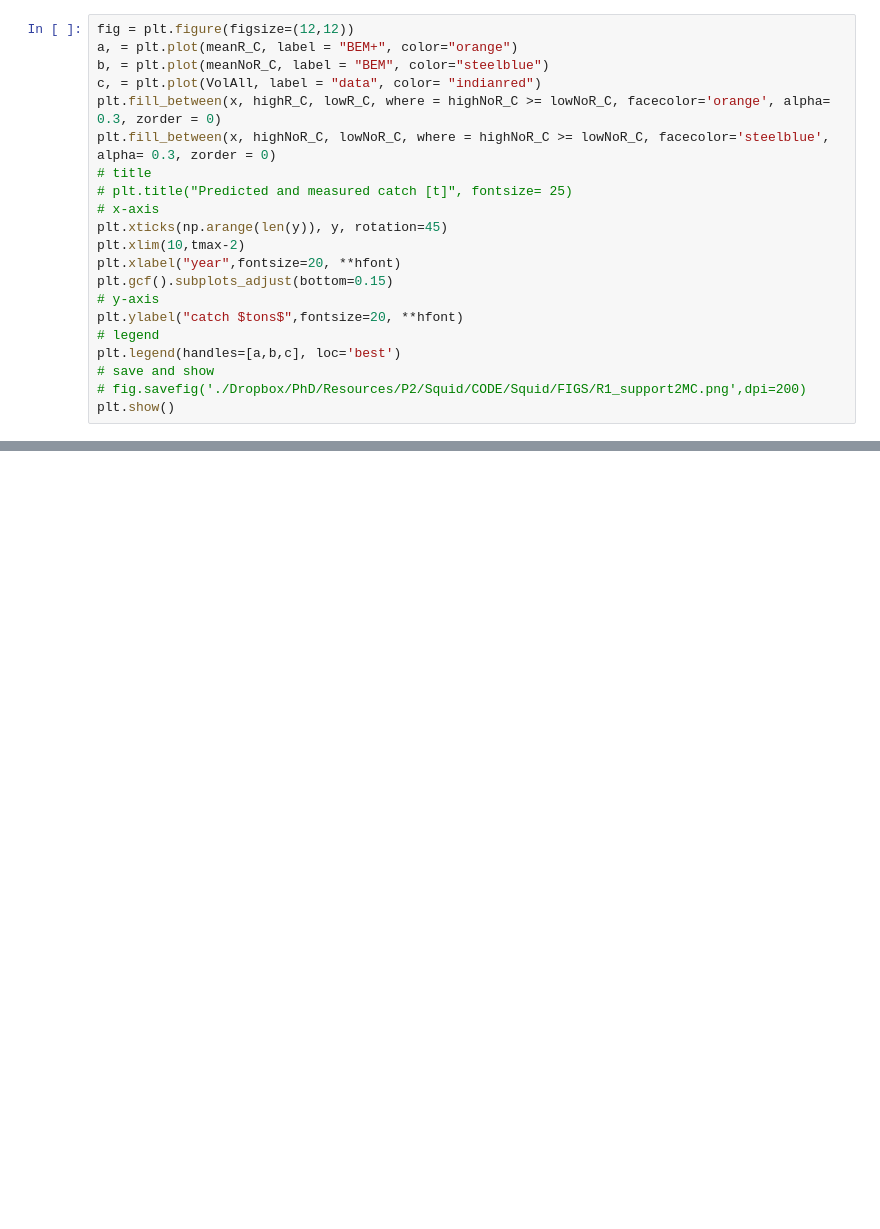
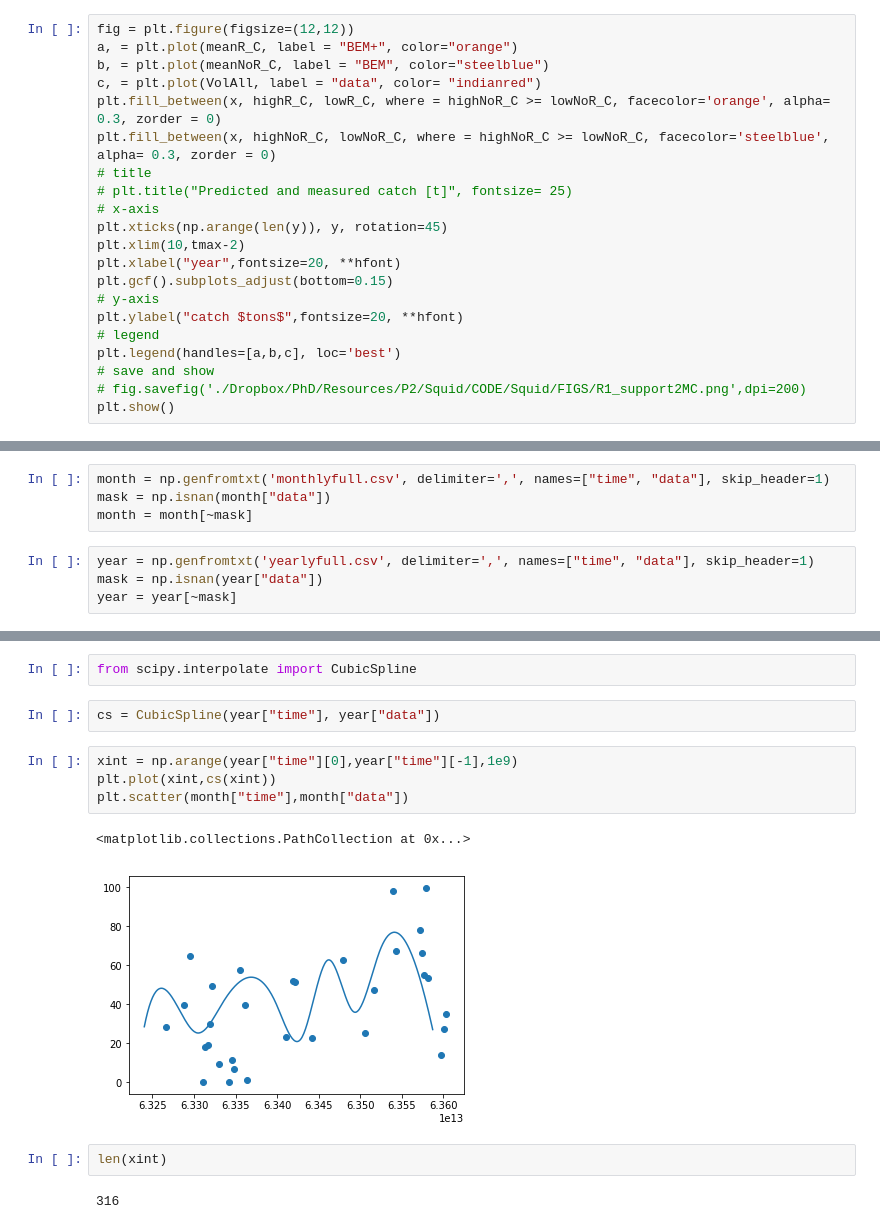
Before and after one commit to Lelsler/Squid, a Jupyter notebook: tims_testing.ipynb, the cells around one changed output, grey strips where cells are left out. Cells and saved outputs as stored; diff of their text form; blank space fills up the shorter version.

```diff
--- a/tims_testing.ipynb
+++ b/tims_testing.ipynb
@@ -308,0 +315,8 @@ plt.show()
+# %%
+month = np.genfromtxt('monthlyfull.csv', delimiter=',', names=["time", "data"], skip_header=1)
+mask = np.isnan(month["data"])
+month = month[~mask]
+# %%
+year = np.genfromtxt('yearlyfull.csv', delimiter=',', names=["time", "data"], skip_header=1)
+mask = np.isnan(year["data"])
+year = year[~mask]
@@ -308,0 +332,15 @@ plt.show()
+# %%
+from scipy.interpolate import CubicSpline
+# %%
+cs = CubicSpline(year["time"], year["data"])
+# %%
+xint = np.arange(year["time"][0],year["time"][-1],1e9)
+plt.plot(xint,cs(xint))
+plt.scatter(month["time"],month["data"])
+# %% [output]
+<matplotlib.collections.PathCollection at 0x...>
+[figure, added]
+# %%
+len(xint)
+# %% [output]
+316
```
Also changed, not shown: parts of 4 cells of this notebook, 7 other files.
